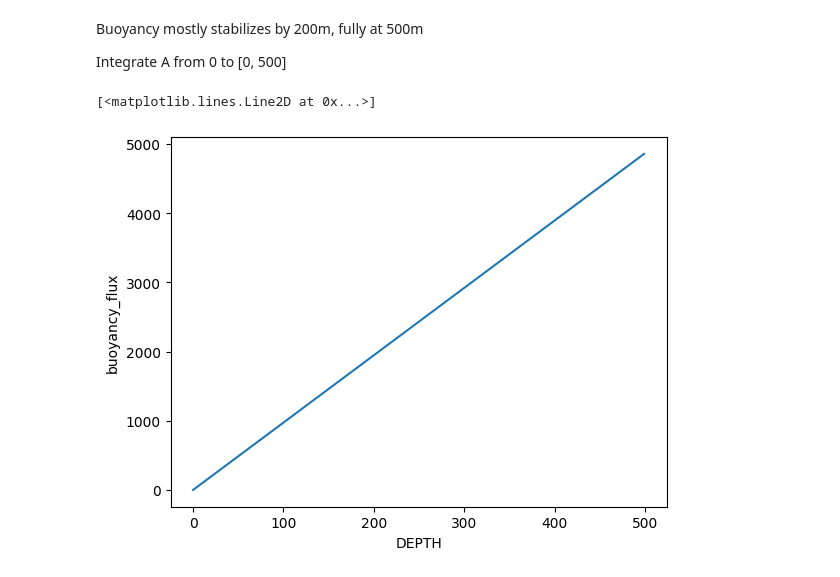
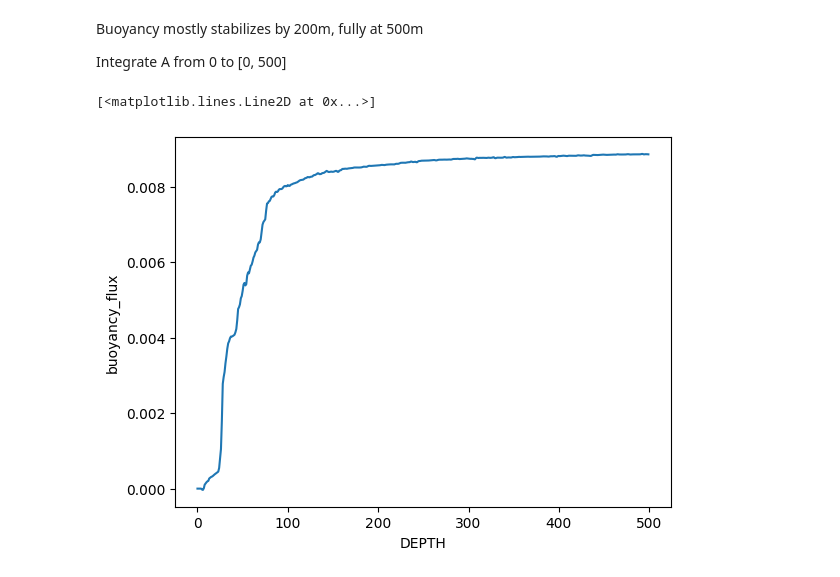
Before and after one commit to JRethemeier/Thermohaline-Circulation, a Jupyter notebook: Assignment8/exercise1.ipynb, the cells around one changed output. Drawn from its saved outputs; the diff is of its cells as text; code cells hidden in the pictures.

Commit message:
maybe fixed buoyancy profile

```diff
--- a/Assignment8/exercise1.ipynb
+++ b/Assignment8/exercise1.ipynb
@@ -61,8 +62,8 @@ Buoyancy mostly stabilizes by 200m, fully at 500m
 
 Integrate A from 0 to [0, 500]
 # %%
-flux_profile = rho_profile.assign(buoyancy_flux=a_profile["buoyancy"]*a_profile["depth"])
+flux_profile = a_profile.assign(buoyancy_flux=a_profile["buoyancy"]-a_profile["buoyancy"].data[0])
 flux_profile.sel(DEPTH=slice(0, 500)).buoyancy_flux.plot()
 # %% [output]
 [<matplotlib.lines.Line2D at 0x...>]
-[figure, old version]
+[figure, new version]
```
Also changed, not shown: parts of 2 cells of this notebook.
